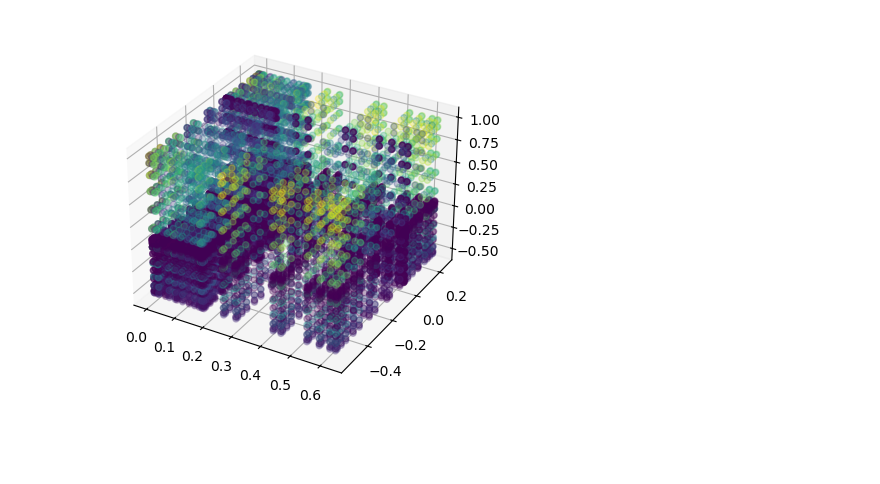
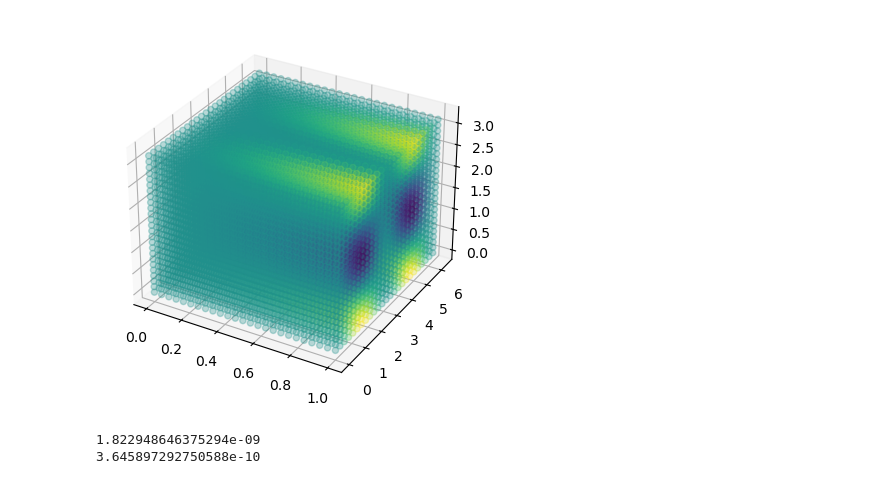
Before and after one commit to patrickwrowe/orbitals, a Jupyter notebook: experiment.ipynb, the cells around one changed output. Cells and saved outputs as stored; diff of their text form; code cells hidden in the pictures; blank space fills up the shorter version.

Commit message:
plot orbitals correctly

```diff
--- a/experiment.ipynb
+++ b/experiment.ipynb
@@ -30,3 +32,3 @@ xx, yy, zz = np.meshgrid(x, y, z)
 # %%
-density = eval_wavefunction(2, 1, 1, {"r": 25, "theta":25, "phi": 25})
+density = eval_wavefunction(3, 2, 2, {"r": 25, "theta":25, "phi": 25})
 # %%
@@ -34,9 +45,9 @@ mask_d = density.clip(min=0.0000000005)
 # %%
 fig = plt.figure()
 ax = fig.add_subplot(projection='3d')
 
-ax.scatter3D(xs=xx, ys=yy, zs=zz, c=mask_d, alpha=0.3)
+ax.scatter3D(xs=rr, ys=pp, zs=psps, c=density, alpha=0.3)
 
 plt.show()
 # %% [output]
-[figure, old version]
+[figure, new version]
@@ -44,0 +58,5 @@ radialdensity = datatypes.RadialElectronDensity(resolution={"r": 100, "phi":100,
+# %%
+plot_density = cartesiandensity.get_clipped_density(0.2)
+# %% [output]
+1.822948646375294e-09
+3.645897292750588e-10
```
Also changed, not shown: parts of 8 cells of this notebook, 2 other files.
